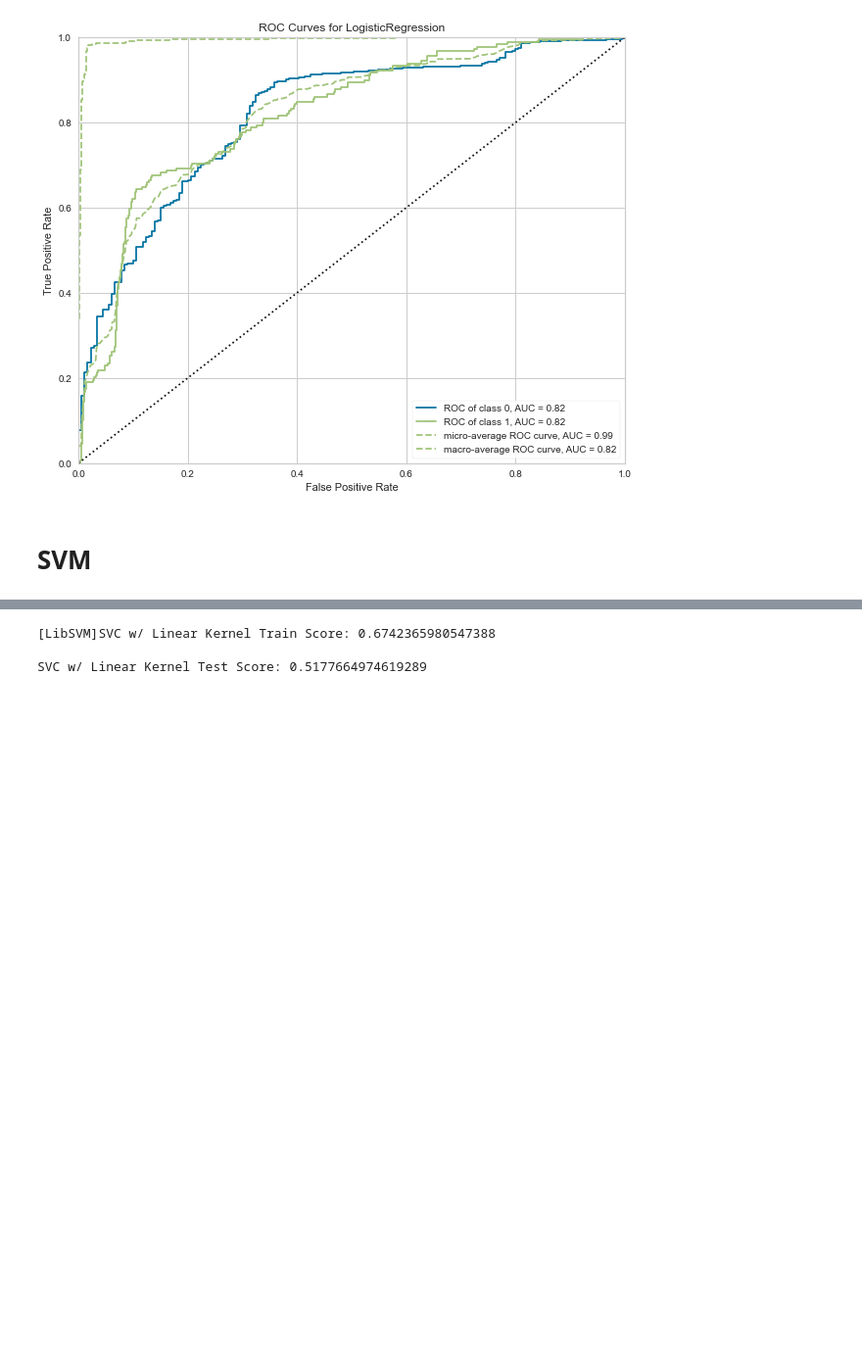
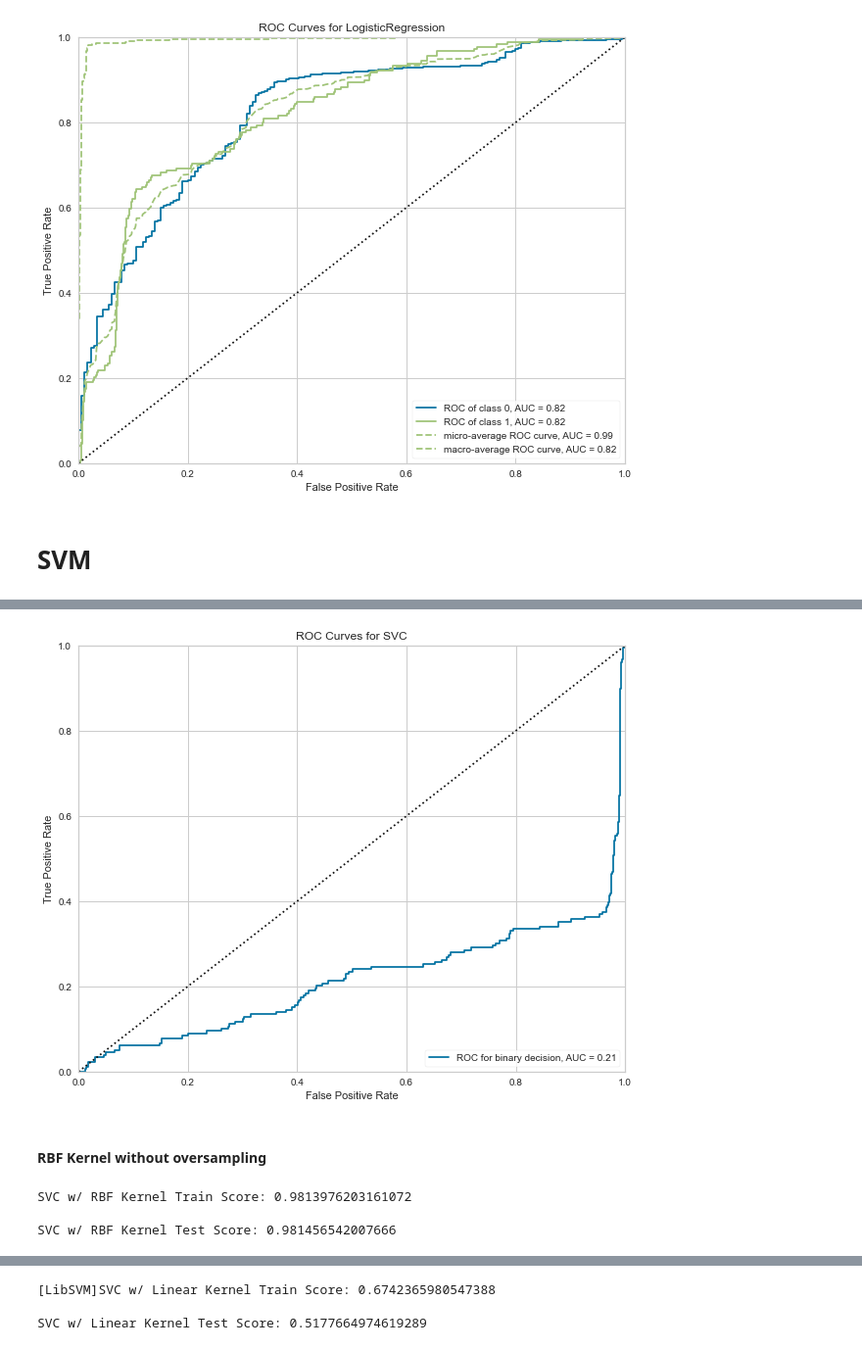
Before and after one commit to dvh549/Financial_Analytics, a Jupyter notebook: WOE_Notebook.ipynb, the cells around one changed output, grey strips where cells are left out. Shown at 98% size. Drawn from its saved outputs; the diff is of its cells as text; code cells hidden in the pictures; blank space fills up the shorter version.

```diff
--- a/WOE_Notebook.ipynb
+++ b/WOE_Notebook.ipynb
@@ -22,6 +22,19 @@ def plot_ROC_curve(model, xtrain, ytrain, xtest, ytest):
     visualizer.show()
 
     return visualizer
+# %%
+#for svc, need to set binary = True
+def plot_ROC_curve_SVC(model, xtrain, ytrain, xtest, ytest):
+
+    # Creating visualization with the readable labels
+    visualizer = ROCAUC(model, binary=True)
+
+    # Fitting to the training data first then scoring with the test data
+    visualizer.fit(xtrain, ytrain)
+    visualizer.score(xtest, ytest)
+    visualizer.show()
+
+    return visualizer
 # %%
 # read woe csv files
 
@@ -558,0 +614,21 @@ from sklearn.svm import SVC
+# %%
+plt.rcParams["figure.figsize"] = (10,8)
+plot_ROC_curve_SVC(classif_lnr_wo, X_train, y_train, X_test, y_test)
+plt.show()
+# %% [output]
+[figure, added]
+# %% [markdown]
+#### RBF Kernel without oversampling
+# %%
+classif_rbf_wo = SVC(kernel="rbf", probability=False, random_state=42)
+classif_rbf_wo.fit(X_train, y_train)
+svc_rbf_wo_train_score = classif_rbf_wo.score(X_train, y_train)
+svc_rbf_wo_test_score = classif_rbf_wo.score(X_test, y_test)
+svc_rbf_wo_pred = classif_rbf_wo.predict(X_test)
+
+print(f"SVC w/ RBF Kernel Train Score: {svc_rbf_wo_train_score}\n")
+print(f"SVC w/ RBF Kernel Test Score: {svc_rbf_wo_test_score}\n")
+# %% [output]
+SVC w/ RBF Kernel Train Score: 0.9813976203161072
+
+SVC w/ RBF Kernel Test Score: 0.981456542007666
```
Also changed, not shown: parts of 11 cells of this notebook.
